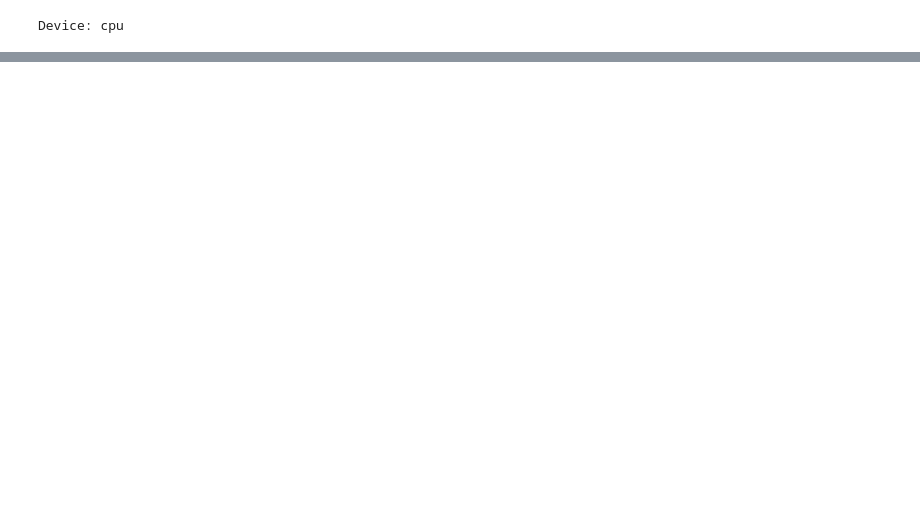
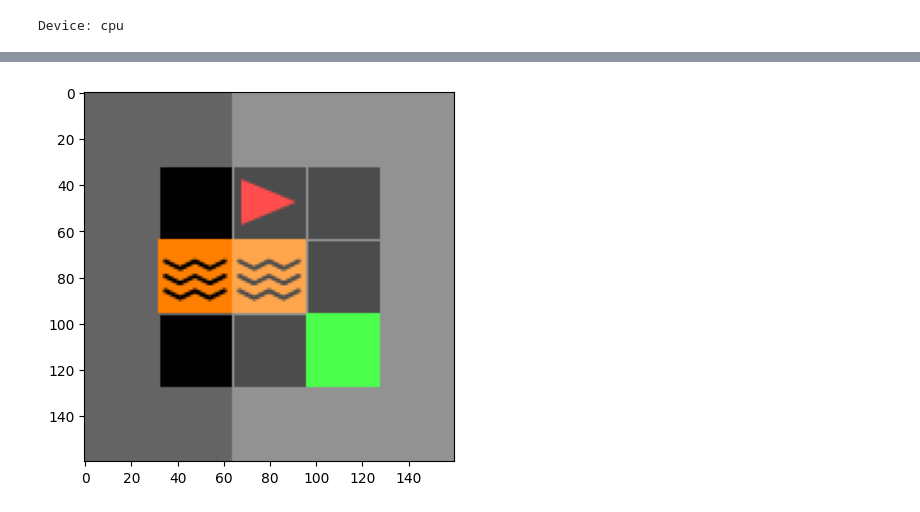
Before and after one commit to chry-santhemum/Evo-PPO, a Jupyter notebook: RRR_tests.ipynb, the cells around one changed output, grey strips where cells are left out. Saved outputs shown, nothing was run; the diff lists cells and outputs as text; code cells hidden in the pictures; blank space fills up the shorter version.

```diff
--- a/RRR_tests.ipynb
+++ b/RRR_tests.ipynb
@@ -1699,0 +1628,12 @@ Start! Agent: RRR.
+# %%
+size = 5
+seed = 10
+env = get_door_key_env(size)
+#change this for different sizes
+max_episodes = 10000
+
+## Or crossing env:
+env = get_crossing_env(size, Lava)
+max_episodes = 10000
+# %% [output]
+[figure, added]
```
Also changed, not shown: parts of 3 cells of this notebook, 2 other files.
